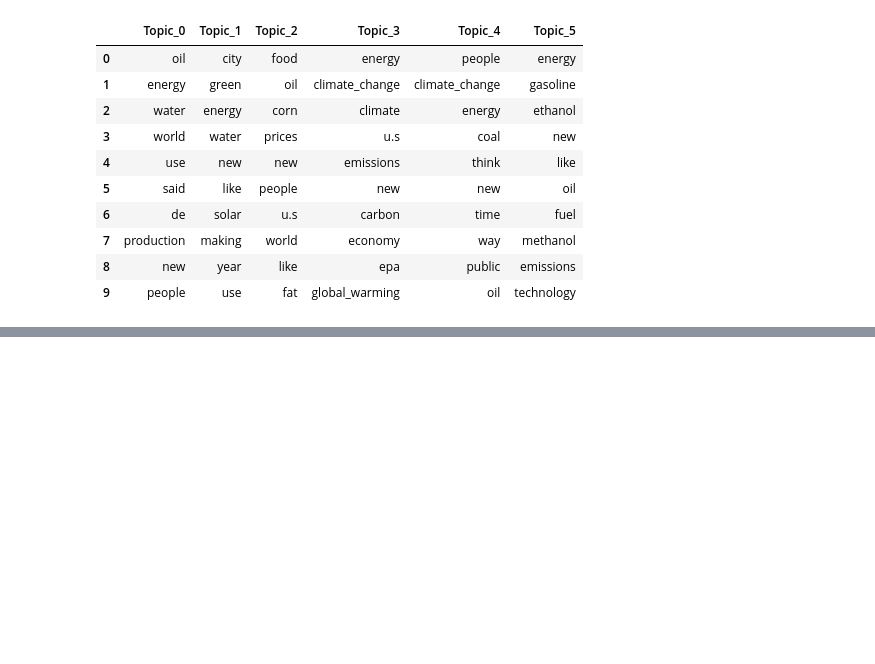
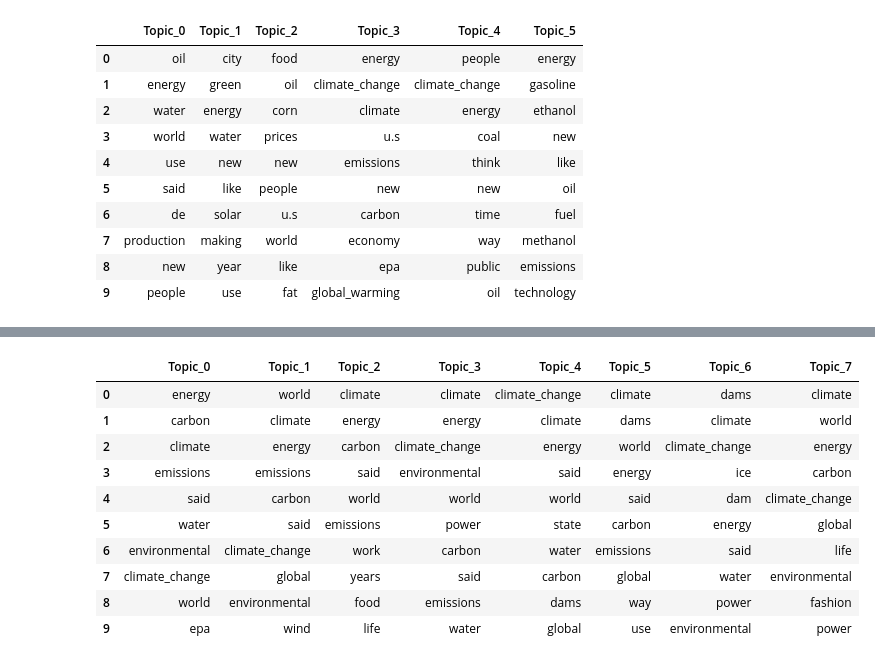
Before and after one commit to mikepackard415/Scientific-Environmental-Discourse, a Jupyter notebook: Programs/Topic Modeling.ipynb, the cells around one changed output, grey strips where cells are left out. Saved outputs shown, nothing was run; the diff lists cells and outputs as text; code cells hidden in the pictures; blank space fills up the shorter version.

```diff
--- a/Programs/Topic Modeling.ipynb
+++ b/Programs/Topic Modeling.ipynb
@@ -644,3 +639,13 @@ top_words
 | 7 | production | making | world | economy | way | methanol |
 | 8 | new | year | like | epa | public | emissions |
 | 9 | people | use | fat | global_warming | oil | technology |
+# %%
+# Now, no tfidf (run on midway)
+lda = models.ldamodel.LdaModel.load('../Data/Environmental Discourse/Single-Year-TMs/Models/tm_07_04')
+
+topicsDict = {}
+for topicNum in range(lda.num_topics):
+    topicWords = [w for w, p in lda.show_topic(topicNum)]
+    topicsDict['Topic_{}'.format(topicNum)] = topicWords
+
+pd.DataFrame(topicsDict)
@@ -646,0 +664,10 @@ top_words
+# %%
+# Now, no tfidf (run on midway)
+lda = models.ldamodel.LdaModel.load('../Data/Environmental Discourse/Single-Year-TMs/Models/tm_13_04')
+
+topicsDict = {}
+for topicNum in range(lda.num_topics):
+    topicWords = [w for w, p in lda.show_topic(topicNum)]
+    topicsDict['Topic_{}'.format(topicNum)] = topicWords
+
+pd.DataFrame(topicsDict)
@@ -646,0 +686,22 @@ top_words
+# %%
+# Now, no tfidf (run on midway)
+lda = models.ldamodel.LdaModel.load('../Data/Environmental Discourse/Single-Year-TMs/Models/tm_19_08')
+
+topicsDict = {}
+for topicNum in range(lda.num_topics):
+    topicWords = [w for w, p in lda.show_topic(topicNum)]
+    topicsDict['Topic_{}'.format(topicNum)] = topicWords
+
+pd.DataFrame(topicsDict)
+# %% [output]
+|  | Topic_0 | Topic_1 | Topic_2 | Topic_3 | Topic_4 | Topic_5 | Topic_6 | Topic_7 |
+| 0 | energy | world | climate | climate | climate_change | climate | dams | climate |
+| 1 | carbon | climate | energy | energy | climate | dams | climate | world |
+| 2 | climate | energy | carbon | climate_change | energy | world | climate_change | energy |
+| 3 | emissions | emissions | said | environmental | said | energy | ice | carbon |
+| 4 | said | carbon | world | world | world | said | dam | climate_change |
+| 5 | water | said | emissions | power | state | carbon | energy | global |
+| 6 | environmental | climate_change | work | carbon | water | emissions | said | life |
+| 7 | climate_change | global | years | said | carbon | global | water | environmental |
+| 8 | world | environmental | food | emissions | dams | way | power | fashion |
+| 9 | epa | wind | life | water | global | use | environmental | power |
```
Also changed, not shown: parts of 9 cells of this notebook, 1 other file.
